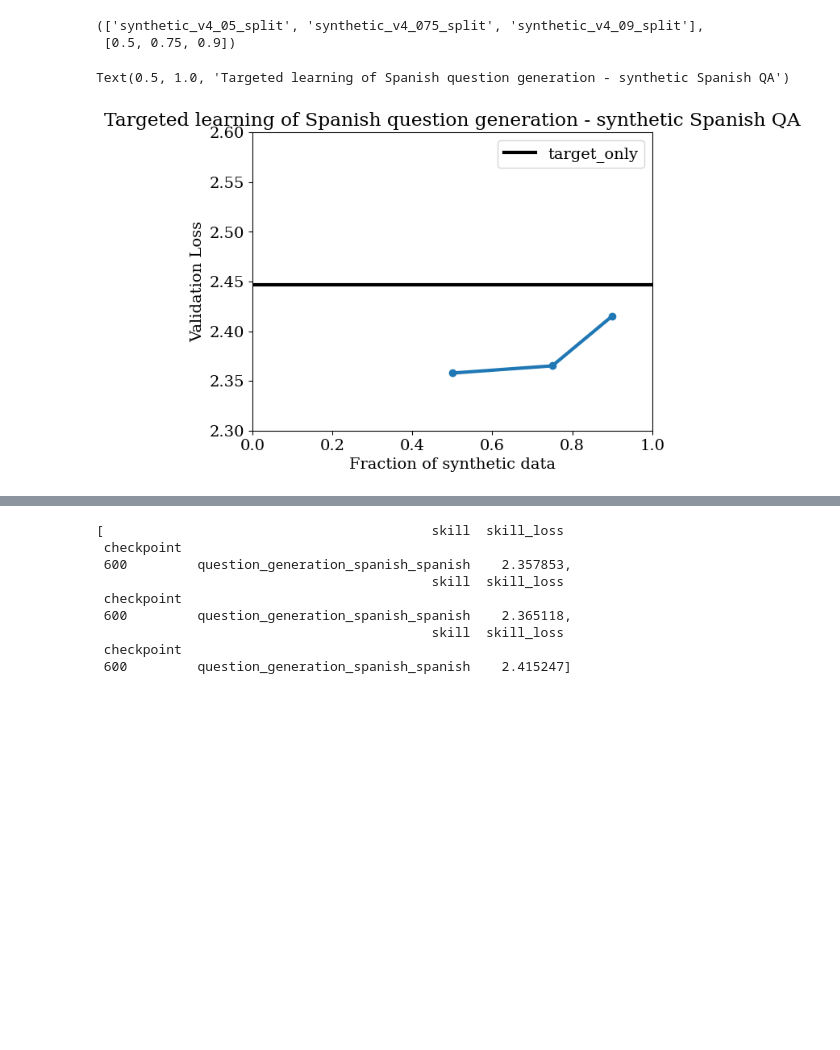
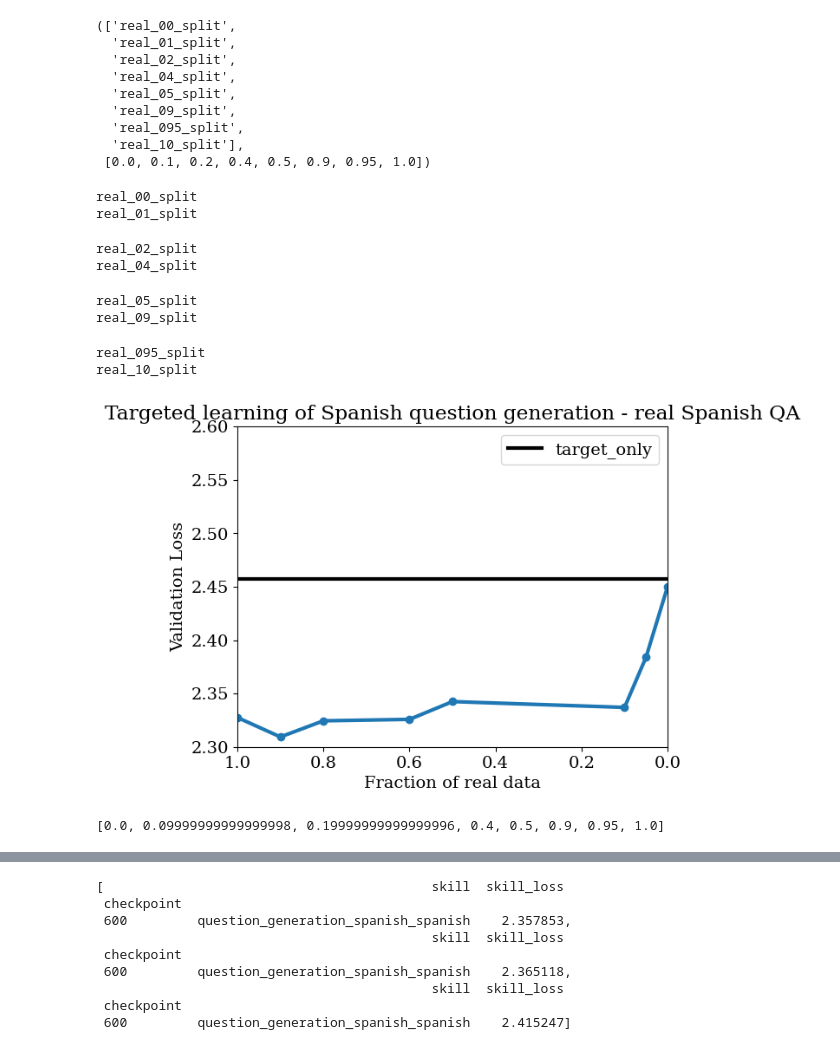
Before and after one commit to lbertge/skill-it, a Jupyter notebook: notebooks/spanish_qg_synthetic_phase_transition.ipynb, the cells around one changed output, grey strips where cells are left out. Saved outputs shown, nothing was run; the diff lists cells and outputs as text; code cells hidden in the pictures; blank space fills up the shorter version.

```diff
--- a/notebooks/spanish_qg_synthetic_phase_transition.ipynb
+++ b/notebooks/spanish_qg_synthetic_phase_transition.ipynb
@@ -47,6 +49,9 @@ for perp_folder in perp_folders:
         for run in runs:
             if "proportions" in run:
                 continue
+
+            if "seed" not in run:
+                continue
             seed = int(run.split("seed_")[-1].split("_")[0])
             checkpoint = int(run.split("-")[-1].split(".")[0])
             if len(df_all) != 0:
@@ -119 +135,19 @@ sorted(df_all.method.unique())
  'target_only']
+# %%
+
+methods = []
+proportions = []
+for method in sorted(df_all.method.unique()):
+    # print(method)
+    if "synthetic" in method and "split" in method and "v4" not in method:
+        methods.append(method)
+        split_str = method.split("_")[-2]
+        # split_str should be of the format 0d+, convert to 0.d+
+        split_str = split_str[0] + "." + split_str[1:]
+        proportions.append(float(split_str))
+
+methods, proportions
+
+# sort methods and proportions according to proportions
+methods = [x for _, x in sorted(zip(proportions, methods))]
+proportions = sorted(proportions)
@@ -122,21 +219,36 @@ methods = []
 proportions = []
 for method in sorted(df_all.method.unique()):
     # print(method)
-    if "split" in method:
+    if "real" in method and "split" in method:
         methods.append(method)
         split_str = method.split("_")[-2]
         # split_str should be of the format 0d+, convert to 0.d+
         split_str = split_str[0] + "." + split_str[1:]
         proportions.append(float(split_str))
 
+# proportions = [1 - p for p in proportions]
+
+
+# sort methods and proportions according to proportions
+methods = [x for _, x in sorted(zip(proportions, methods))]
+proportions = sorted(proportions)
+
 methods, proportions
 # %% [output]
-(['synthetic_v4_05_split', 'synthetic_v4_075_split', 'synthetic_v4_09_split'],
- [0.5, 0.75, 0.9])
+(['real_00_split',
+  'real_01_split',
+  'real_02_split',
+  'real_04_split',
+  'real_05_split',
+  'real_09_split',
+  'real_095_split',
+  'real_10_split'],
+ [0.0, 0.1, 0.2, 0.4, 0.5, 0.9, 0.95, 1.0])
+# %%
+reverse_proportions = [1 - p for p in proportions]
 # %%
 plt.figure()
-seeds=[0, 1, 2, 3, 4]
-
+seeds = [0, 1, 2, 3, 4]
 losses = []
 
 for i, method in enumerate(methods):
@@ -144,40 +256,49 @@ for i, method in enumerate(methods):
     # print(df_shuffled.seed.unique())
     df_shuffled = df_shuffled.loc[df_shuffled.seed.isin(seeds)]
     df_overall = df_shuffled.groupby([df_shuffled.index]).apply(lambda x: aggregate_skill(x, ppl=False)).reset_index()
+    print(method)
     df_shuffled = df_shuffled.groupby([df_shuffled.index, "skill"]).apply(lambda x: aggregate_skill(x, ppl=False)).reset_index()
     df_shuffled.set_index("checkpoint", inplace=True)
     df_overall.set_index("checkpoint", inplace=True)
     df_overall.drop([0], inplace=True)
 
     # find the maximum checkpoint
     max_checkpoint = df_shuffled.index.max()
     df_shuffled.loc[df_shuffled.index == max_checkpoint].skill_loss
     # df_shuffled.loc[df_shuffled.skill == "question_generation_spanish_spanish"].skill_loss.plot(marker="o" lw=3)
     losses.append(df_shuffled.loc[(df_shuffled.index == max_checkpoint) & (df_shuffled.skill == "question_generation_spanish_spanish")].skill_loss.values[0])
     # print(df_shuffled.loc[df_shuffled.index == df_shuffled.index.max()].skill_loss)
 
 target_only_method = 'target_only'
 df_shuffled = df_all.loc[df_all.method == target_only_method].sort_index()
 df_shuffled = df_shuffled.loc[df_shuffled.seed.isin(seeds)]
 df_overall = df_shuffled.groupby([df_shuffled.index]).apply(lambda x: aggregate_skill(x, ppl=False)).reset_index()
 df_shuffled = df_shuffled.groupby([df_shuffled.index, "skill"]).apply(lambda x: aggregate_skill(x, ppl=False)).reset_index()
 df_shuffled.set_index("checkpoint", inplace=True)
 df_overall.set_index("checkpoint", inplace=True)
 df_overall.drop([0], inplace=True)
 
 # find the maximum checkpoint
 max_checkpoint = df_shuffled.index.max()
 target_loss = df_shuffled.loc[(df_shuffled.index == max_checkpoint) & (df_shuffled.skill == "question_generation_spanish_spanish")].skill_loss.values[0]
 
 plt.xlim(0, 1)
 plt.ylim(2.3, 2.6)
-plt.plot(proportions, losses, marker="o", lw=3)
+plt.plot(reverse_proportions, losses, marker="o", lw=3)
 plt.axhline(target_loss, label="target_only", color="black", lw=3)
-plt.xlabel("Fraction of synthetic data")
+plt.xlabel("Fraction of real data")
 plt.ylabel("Validation Loss")
 plt.legend(loc='upper right')
 # plt.grid()
-plt.title("Targeted learning of Spanish question generation - synthetic Spanish QA")
+plt.title("Targeted learning of Spanish question generation - real Spanish QA")
+plt.gca().invert_xaxis()
 # %% [output]
-Text(0.5, 1.0, 'Targeted learning of Spanish question generation - synthetic Spanish QA')
+real_00_split
+real_01_split
+real_02_split
+real_04_split
+real_05_split
+real_09_split
+real_095_split
+real_10_split
-[figure, old version]
+[figure, new version]
@@ -183,0 +308,4 @@ Text(0.5, 1.0, 'Targeted learning of Spanish question generation - synthetic Spa
+# %%
+real_proportions
+# %% [output]
+[0.0, 0.09999999999999998, 0.19999999999999996, 0.4, 0.5, 0.9, 0.95, 1.0]
```
Also changed, not shown: parts of 11 cells of this notebook, 5 other files.
